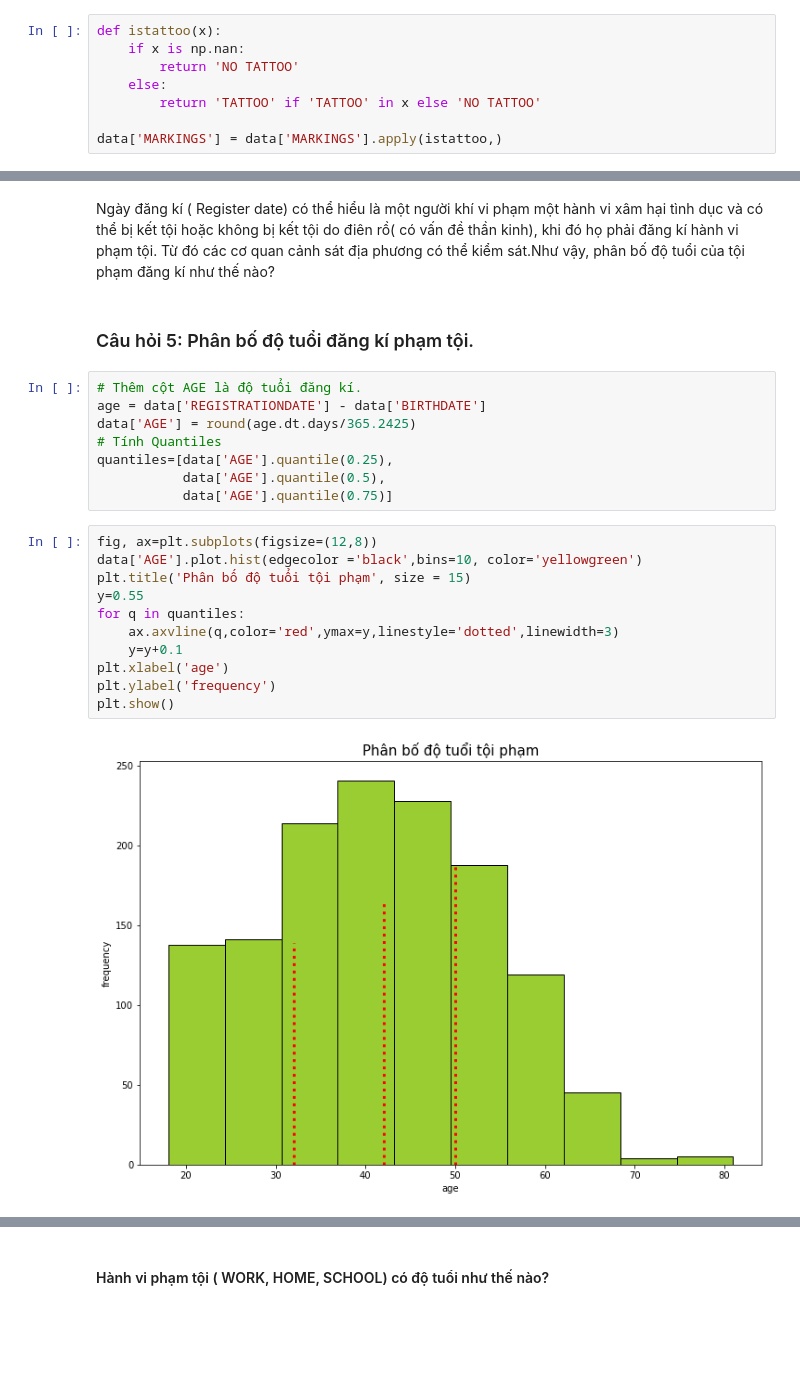
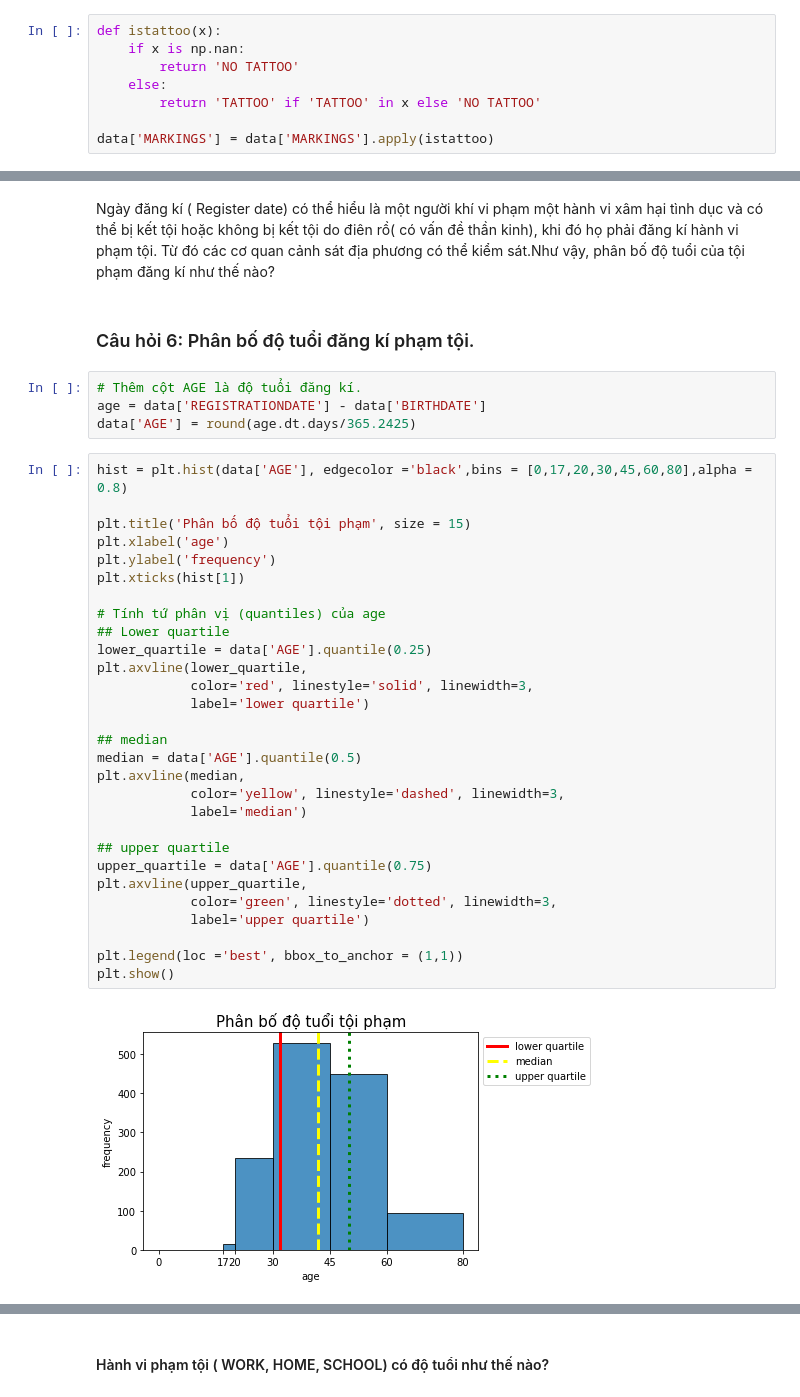
Before and after one commit to Truong1311/FinalProject_LTCKHDL, a Jupyter notebook: notebook.ipynb, the cells around one changed output, grey strips where cells are left out. Drawn from its saved outputs; the diff is of its cells as text; blank space fills up the shorter version.

```diff
--- a/notebook.ipynb
+++ b/notebook.ipynb
@@ -374,7 +385,7 @@ def istattoo(x):
     else:
         return 'TATTOO' if 'TATTOO' in x else 'NO TATTOO'
 
-data['MARKINGS'] = data['MARKINGS'].apply(istattoo,)
+data['MARKINGS'] = data['MARKINGS'].apply(istattoo)
 # %%
 def value_ratios(col):
     return dict(((col.value_counts()/len(col))*100).round(1))
@@ -594,26 +613,40 @@ plt.show()
 # %% [markdown]
 Ngày đăng kí ( Register date) có thể hiểu là một người khí vi phạm một hành vi xâm hại tình dục và có thể bị kết tội hoặc không bị kết tội do điên rồ( có vấn đề thần kinh), khi đó họ phải đăng kí hành vi phạm tội. Từ đó các cơ quan cảnh sát địa phương có thể kiểm sát.Như vậy, phân bố độ tuổi của tội phạm đăng kí như thế nào?
 # %% [markdown]
-### Câu hỏi 5: Phân bố độ tuổi đăng kí phạm tội.
+### Câu hỏi 6: Phân bố độ tuổi đăng kí phạm tội.
 # %%
 # Thêm cột AGE là độ tuổi đăng kí.
 age = data['REGISTRATIONDATE'] - data['BIRTHDATE']
 data['AGE'] = round(age.dt.days/365.2425)
-# Tính Quantiles
-quantiles=[data['AGE'].quantile(0.25),
-           data['AGE'].quantile(0.5),
-           data['AGE'].quantile(0.75)]
 # %%
-fig, ax=plt.subplots(figsize=(12,8))
-data['AGE'].plot.hist(edgecolor ='black',bins=10, color='yellowgreen')
+hist = plt.hist(data['AGE'], edgecolor ='black',bins = [0,17,20,30,45,60,80],alpha = 0.8)
+
 plt.title('Phân bố độ tuổi tội phạm', size = 15)
-y=0.55
-for q in quantiles:
-    ax.axvline(q,color='red',ymax=y,linestyle='dotted',linewidth=3)
-    y=y+0.1
 plt.xlabel('age')
 plt.ylabel('frequency')
+plt.xticks(hist[1])
+
+# Tính tứ phân vị (quantiles) của age
+## Lower quartile
+lower_quartile = data['AGE'].quantile(0.25)
+plt.axvline(lower_quartile,
+            color='red', linestyle='solid', linewidth=3,
+            label='lower quartile')
+
+## median
+median = data['AGE'].quantile(0.5)
+plt.axvline(median,
+            color='yellow', linestyle='dashed', linewidth=3,
+            label='median')
+
+## upper quartile
+upper_quartile = data['AGE'].quantile(0.75)
+plt.axvline(upper_quartile,
+            color='green', linestyle='dotted', linewidth=3,
+            label='upper quartile')
+
+plt.legend(loc ='best', bbox_to_anchor = (1,1))
 plt.show()
 # %% [output]
-[figure, old version]
+[figure, new version]
 # %% [markdown]
```
Also changed, not shown: parts of 21 cells of this notebook.
